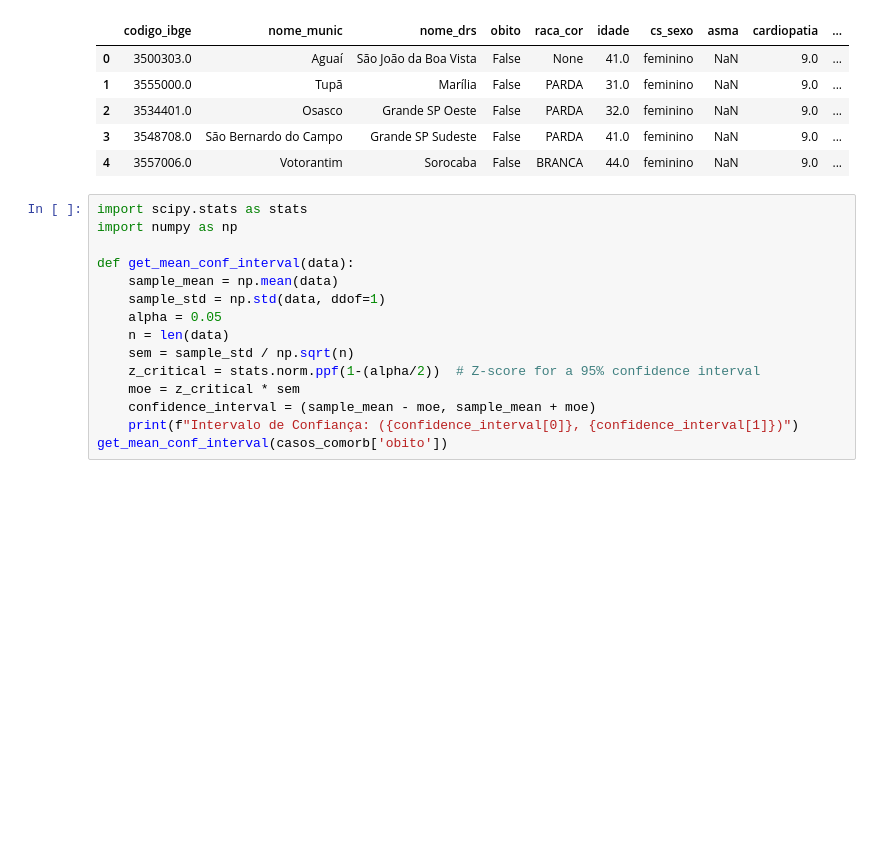
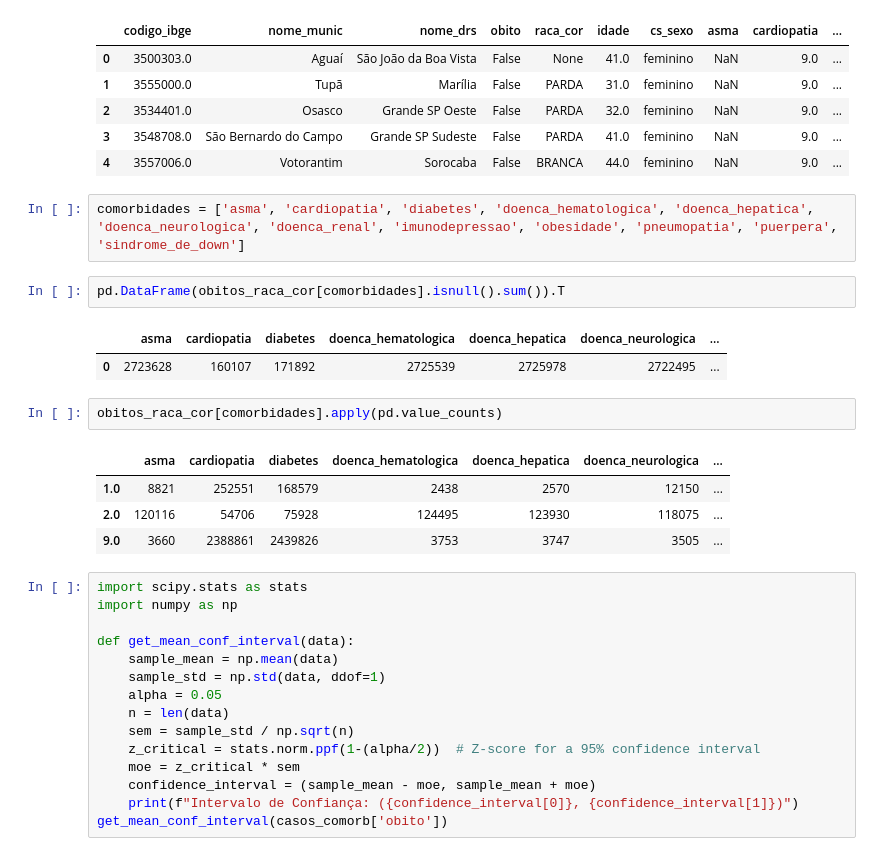
Before and after one commit to andregdmitri/SCC0957-PraticaCienciaDados, a Jupyter notebook: ML_comImputacao.ipynb, the cells around one changed output. Drawn from its saved outputs; the diff is of its cells as text; blank space fills up the shorter version.

```diff
--- a/ML_comImputacao.ipynb
+++ b/ML_comImputacao.ipynb
@@ -37,6 +37,20 @@ obitos_raca_cor.head()
 | 2 | 3534401.0 | Osasco | Grande SP Oeste | False | PARDA | 32.0 | feminino | NaN | 9.0 | ... |
 | 3 | 3548708.0 | São Bernardo do Campo | Grande SP Sudeste | False | PARDA | 41.0 | feminino | NaN | 9.0 | ... |
 | 4 | 3557006.0 | Votorantim | Sorocaba | False | BRANCA | 44.0 | feminino | NaN | 9.0 | ... |
+# %%
+comorbidades = ['asma', 'cardiopatia', 'diabetes', 'doenca_hematologica', 'doenca_hepatica', 'doenca_neurologica', 'doenca_renal', 'imunodepressao', 'obesidade', 'pneumopatia', 'puerpera', 'sindrome_de_down']
+# %%
+pd.DataFrame(obitos_raca_cor[comorbidades].isnull().sum()).T
+# %% [output]
+|  | asma | cardiopatia | diabetes | doenca_hematologica | doenca_hepatica | doenca_neurologica | ... |
+| 0 | 2723628 | 160107 | 171892 | 2725539 | 2725978 | 2722495 | ... |
+# %%
+obitos_raca_cor[comorbidades].apply(pd.value_counts)
+# %% [output]
+|  | asma | cardiopatia | diabetes | doenca_hematologica | doenca_hepatica | doenca_neurologica | ... |
+| 1.0 | 8821 | 252551 | 168579 | 2438 | 2570 | 12150 | ... |
+| 2.0 | 120116 | 54706 | 75928 | 124495 | 123930 | 118075 | ... |
+| 9.0 | 3660 | 2388861 | 2439826 | 3753 | 3747 | 3505 | ... |
 # %%
 import scipy.stats as stats
 import numpy as np
```
Also changed, not shown: parts of 21 cells of this notebook, 2 other files.
